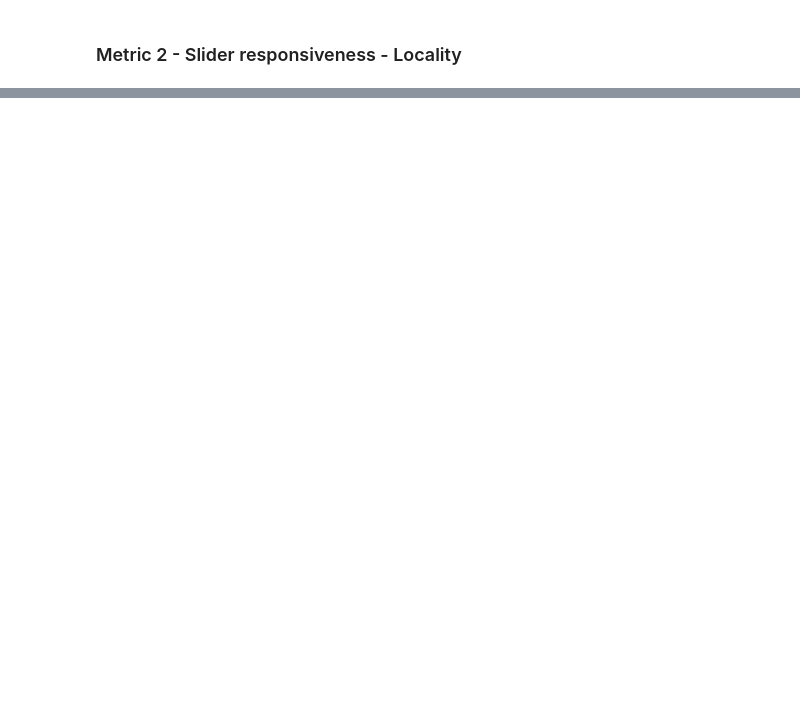
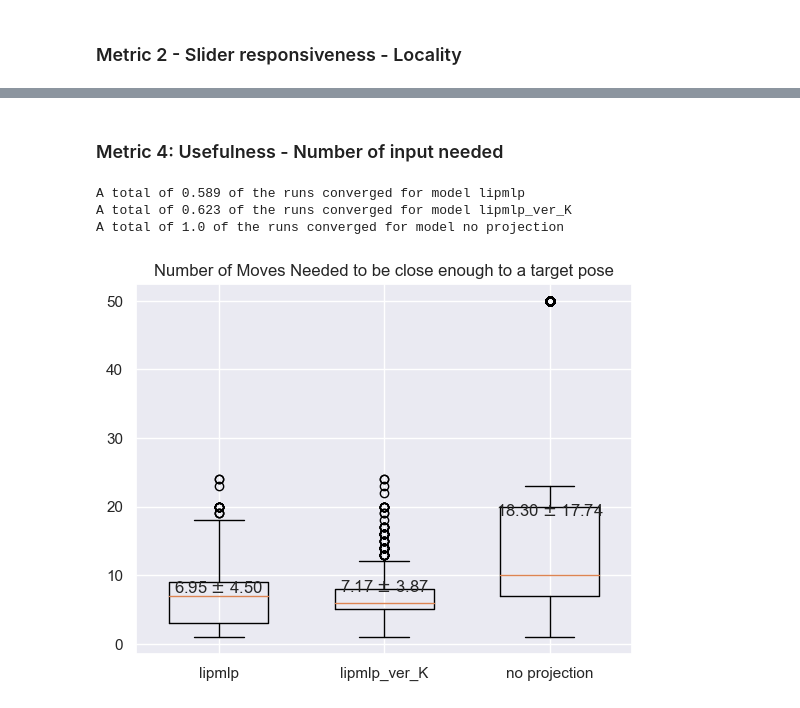
Before and after one commit to Zhecheng-Wang/facial-manifold-learning, a Jupyter notebook: src/Quantitative_evaluation.ipynb, the cells around one changed output, grey strips where cells are left out. Saved outputs shown, nothing was run; the diff lists cells and outputs as text; code cells hidden in the pictures; blank space fills up the shorter version.

```diff
--- a/src/Quantitative_evaluation.ipynb
+++ b/src/Quantitative_evaluation.ipynb
@@ -208,0 +474,2 @@ TypeError: cannot unpack non-iterable NoneType object
+# %% [markdown]
+### Metric 4: Usefulness - Number of input needed
@@ -208,0 +492,45 @@ TypeError: cannot unpack non-iterable NoneType object
+# %%
+# how close should the projected weight to th real weight
+close_enough_threshold = 0.1
+number_of_manipulations_dict = {}
+for model_name in models_dict:
+    model = models_dict[model_name]
+    weights = weights_gt.copy()
+    for i in range(0, weights.shape[0]):
+        num_moves = compute_number_of_moves(model, weights[i], threshold=close_enough_threshold)
+        try:
+            number_of_manipulations_dict[model_name].append(num_moves)
+        except:
+            number_of_manipulations_dict[model_name] = [num_moves]
+# %%
+# plot the number of moves needed for eachw
+i = 0
+model_names = list(number_of_manipulations_dict.keys())
+for model in model_names:
+    number_of_manipulations_of_model = np.array(number_of_manipulations_dict[model])
+
+    converges = np.where(number_of_manipulations_of_model < weights.shape[-1], True, False)
+    converged_runs = number_of_manipulations_of_model[converges]
+    if model == "no projection":
+        converged_runs = number_of_manipulations_of_model
+
+    # plot mean and std with a box plot, ignore the runs that didn't converge
+    plt.boxplot(converged_runs, positions=[i], widths=0.6)
+    # plot the scatter plot, only the 90% confidence interval
+    # plt.scatter([i] * len(converged_runs), converged_runs, alpha=0.3)
+    # label each box with a mean and std
+    plt.text(i, np.mean(converged_runs), "{:.2f} $\pm$ {:.2f}".format
+        (np.mean(converged_runs), np.std(converged_runs)), ha='center', va='bottom')
+
+    # label the percentage of runs that converged to a reasonable accuracy
+    print("A total of {} of the runs converged for model {}".format(len(converged_runs) / len(number_of_manipulations_of_model), model))
+
+    i += 1
+plt.title("Number of Moves Needed to be close enough to a target pose")
+plt.xticks(range(len(model_names)), model_names)
+plt.show()
+# %% [output]
+A total of 0.589 of the runs converged for model lipmlp
+A total of 0.623 of the runs converged for model lipmlp_ver_K
+A total of 1.0 of the runs converged for model no projection
+[figure, added]
```
Also changed, not shown: parts of 20 cells of this notebook.
